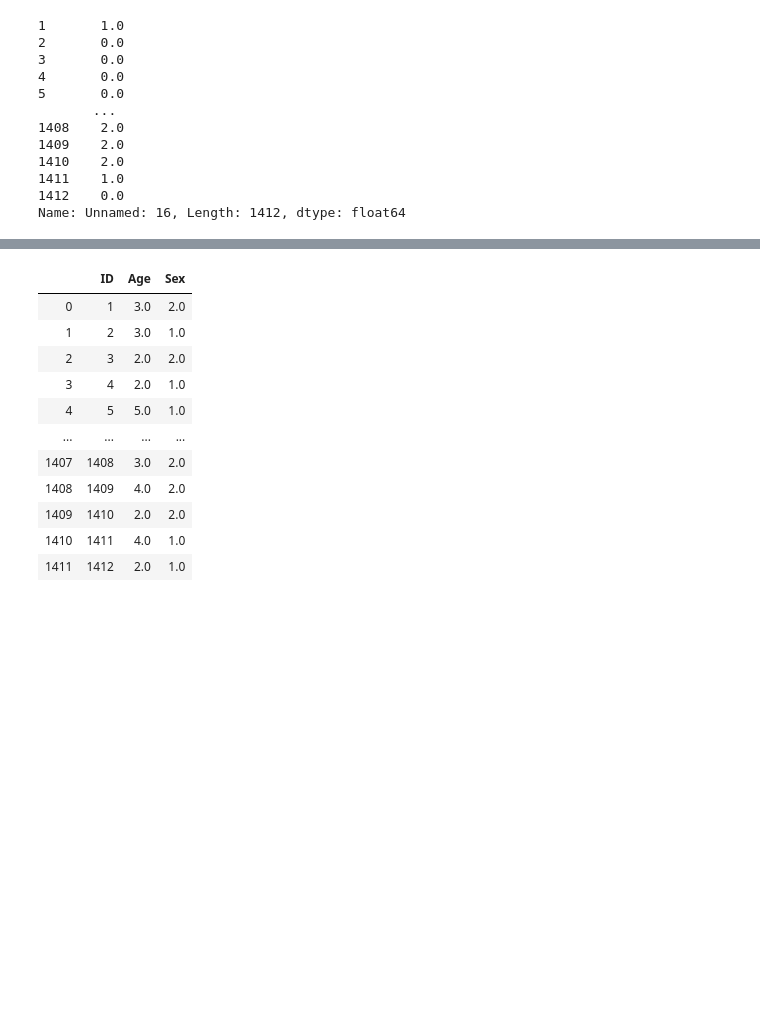
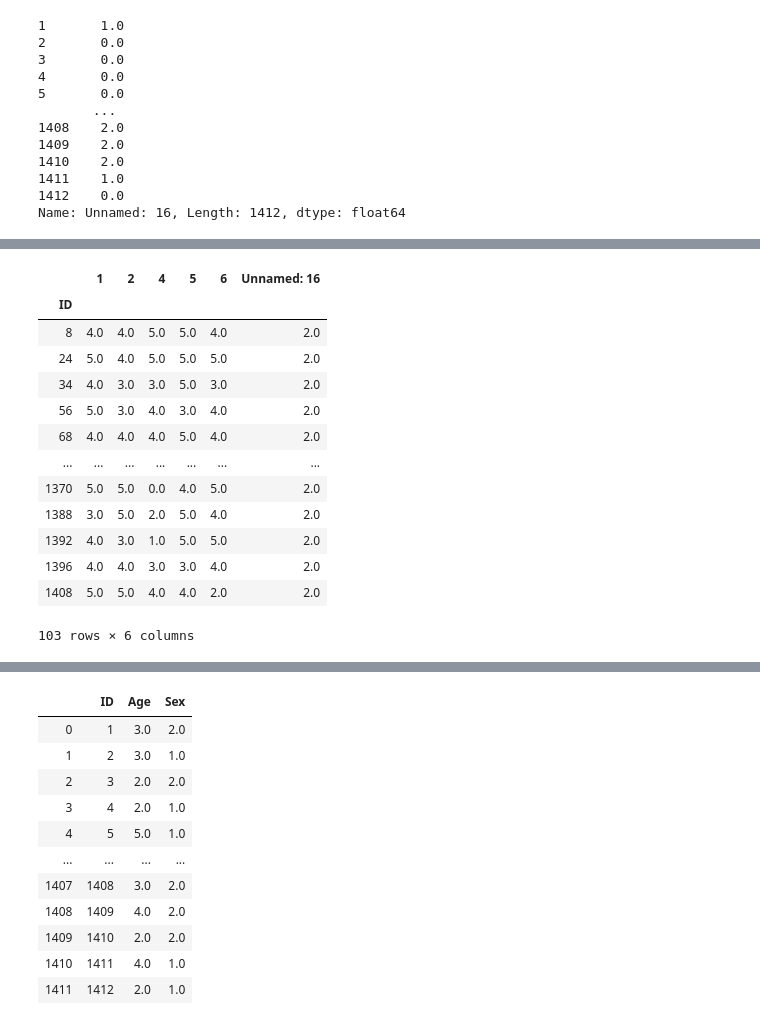
Before and after one commit to josephshanks/JapanEarthquake2011, a Jupyter notebook: S1.ipynb, the cells around one changed output, grey strips where cells are left out. Drawn from its saved outputs; the diff is of its cells as text; code cells hidden in the pictures; blank space fills up the shorter version.

Commit message:
Erased nulls on all personality types

```diff
--- a/S1.ipynb
+++ b/S1.ipynb
@@ -39,5 +39,5 @@ df_evac_jobs_dmg
 # %%
 df_personality=pd.read_excel('S1_File.xlsx', sheet_name='data P')
 # %%
-df_personality.set_index("ID")
+df_personality.set_index("ID", inplace=True)
 # %% [output]
@@ -68,0 +63,8 @@ dtype: int64
+# %%
+#Creating altruism personality group
+#Assigning null's as the avg of similiar test questions
+df_p_altruism = df_personality[[1,2,4,5,6]]
+df_p_altruism = df_p_altruism.apply(lambda x: x.fillna(x.mean()), axis=1)
+df_p_altruism = df_p_altruism.dropna()
+df_p_altruism = df_p_altruism.join(df_imevac_health_domains['Unnamed: 16'], on='ID')
+df_p_altruism = df_p_altruism.dropna(subset=['Unnamed: 16'])
@@ -210,0 +252,18 @@ Name: Sex, Length: 832, dtype: float64
+# %%
+#Equal to or greater than 75 percentile of altruism
+df_p_altruism[df_p_altruism['Unnamed: 16'] ==2][df_p_altruism[[1,2,4,5,6]].sum(axis=1) >=18]
+# %% [output]
+|  | 1 | 2 | 4 | 5 | 6 | Unnamed: 16 |
+| ID |  |  |  |  |  |  |
+| 8 | 4.0 | 4.0 | 5.0 | 5.0 | 4.0 | 2.0 |
+| 24 | 5.0 | 4.0 | 5.0 | 5.0 | 5.0 | 2.0 |
+| 34 | 4.0 | 3.0 | 3.0 | 5.0 | 3.0 | 2.0 |
+| 56 | 5.0 | 3.0 | 4.0 | 3.0 | 4.0 | 2.0 |
+| 68 | 4.0 | 4.0 | 4.0 | 5.0 | 4.0 | 2.0 |
+| ... | ... | ... | ... | ... | ... | ... |
+| 1370 | 5.0 | 5.0 | 0.0 | 4.0 | 5.0 | 2.0 |
+| 1388 | 3.0 | 5.0 | 2.0 | 5.0 | 4.0 | 2.0 |
+| 1392 | 4.0 | 3.0 | 1.0 | 5.0 | 5.0 | 2.0 |
+| 1396 | 4.0 | 4.0 | 3.0 | 3.0 | 4.0 | 2.0 |
+| 1408 | 5.0 | 5.0 | 4.0 | 4.0 | 2.0 | 2.0 |
+103 rows × 6 columns
```
Also changed, not shown: parts of 39 cells of this notebook.
